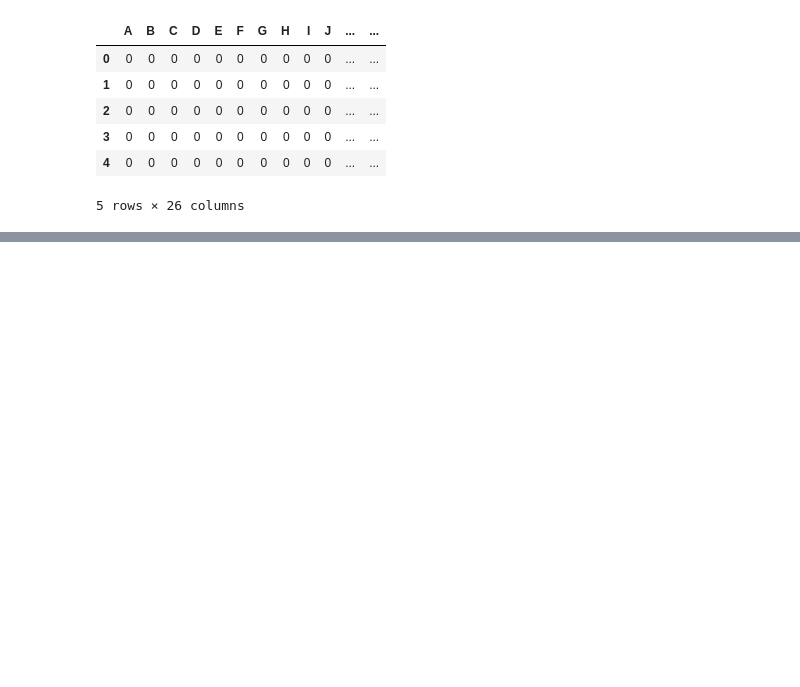
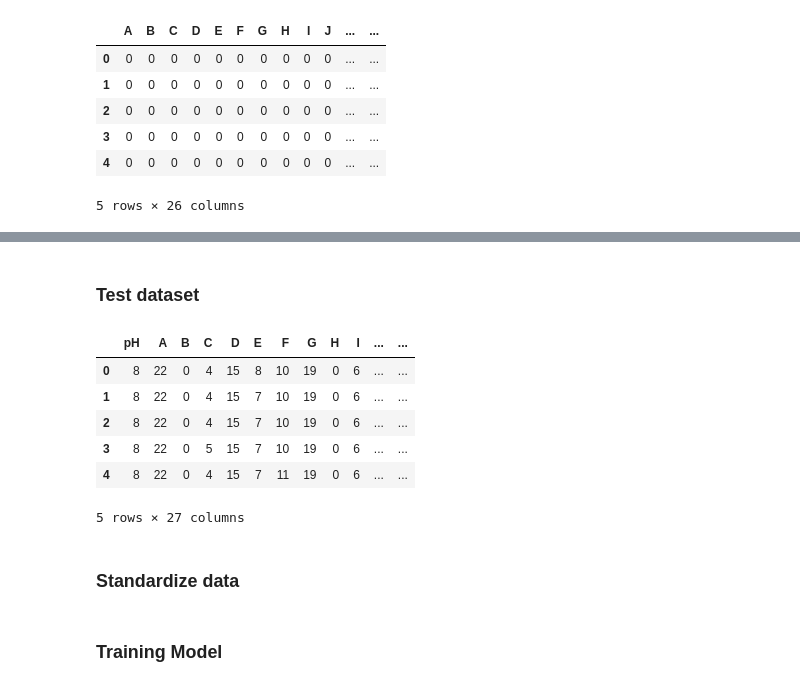
Before and after one commit to geofias/Novozymes-Kaggle, a Jupyter notebook: enzyme.ipynb, the cells around one changed output, grey strips where cells are left out. Cells and saved outputs as stored; diff of their text form; code cells hidden in the pictures; blank space fills up the shorter version.

Commit message:
test features and standardization of train and test datasets

```diff
--- a/enzyme.ipynb
+++ b/enzyme.ipynb
@@ -164,0 +185,4 @@ protein_alph.to_csv("protein_alph.csv", index=False)
+# %% [markdown]
+### Test dataset
+# %%
+test_df.drop(["seq_id", "data_source"], axis=1, inplace=True)
@@ -164,0 +196,18 @@ protein_alph.to_csv("protein_alph.csv", index=False)
+# %%
+test_protein_features = pd.read_csv("test_protein_features.csv")
+# %%
+test = test_df.join(test_protein_features)
+# %%
+test.drop("protein_sequence", axis=1, inplace=True)
+# %%
+test.head()
+# %% [output]
+|  | pH | A | B | C | D | E | F | G | H | I | ... | ... |
+| 0 | 8 | 22 | 0 | 4 | 15 | 8 | 10 | 19 | 0 | 6 | ... | ... |
+| 1 | 8 | 22 | 0 | 4 | 15 | 7 | 10 | 19 | 0 | 6 | ... | ... |
+| 2 | 8 | 22 | 0 | 4 | 15 | 7 | 10 | 19 | 0 | 6 | ... | ... |
+| 3 | 8 | 22 | 0 | 5 | 15 | 7 | 10 | 19 | 0 | 6 | ... | ... |
+| 4 | 8 | 22 | 0 | 4 | 15 | 7 | 11 | 19 | 0 | 6 | ... | ... |
+5 rows × 27 columns
+# %% [markdown]
+### Standardize data
@@ -164,0 +224,2 @@ protein_alph.to_csv("protein_alph.csv", index=False)
+# %% [markdown]
+### Training Model
```
Also changed, not shown: parts of 16 cells of this notebook, 1 other file.
